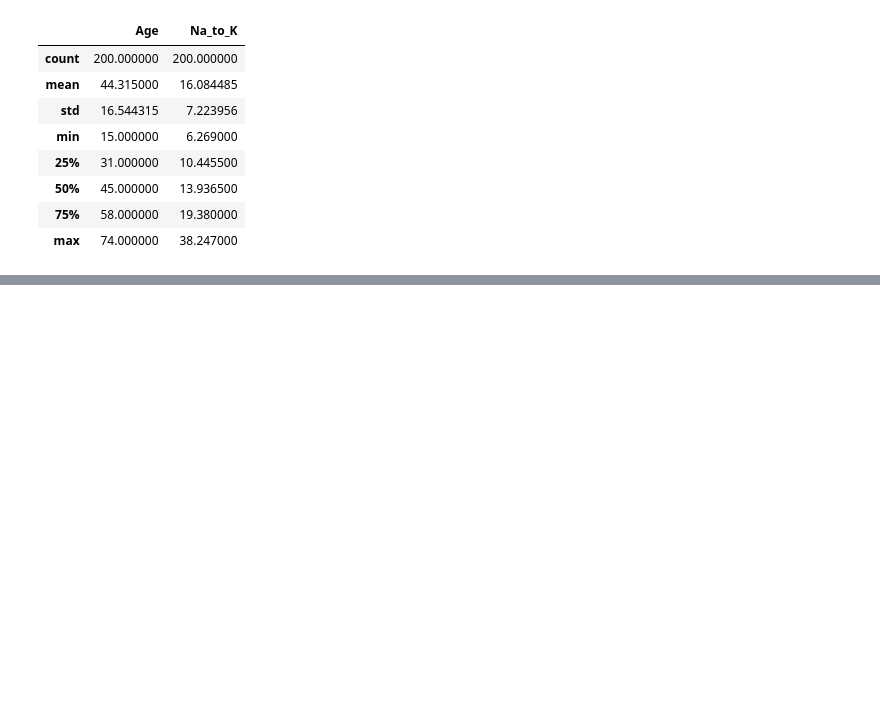
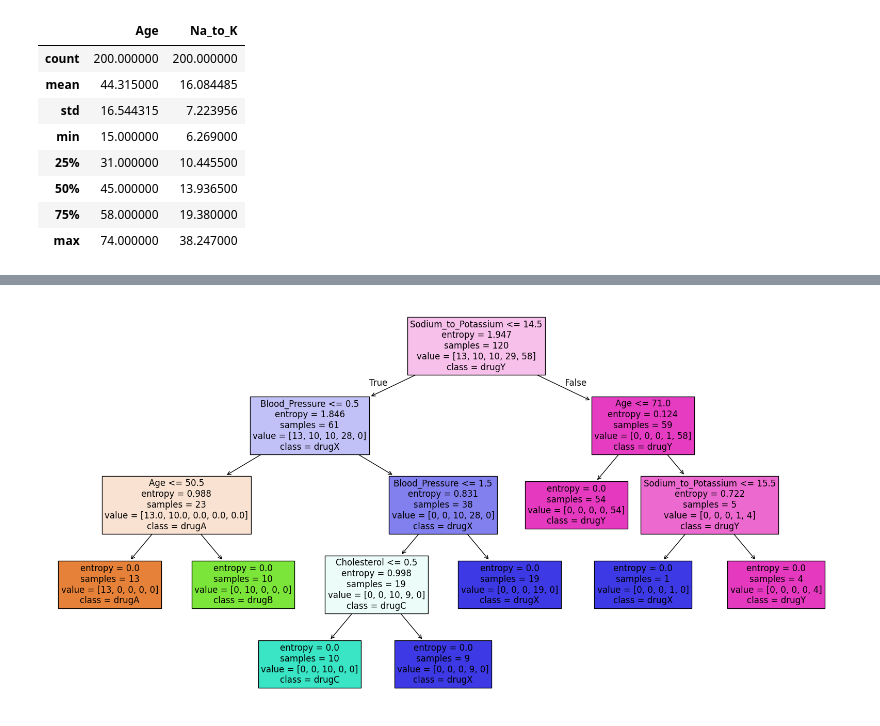
Before and after one commit to LuongGiaBao/TH_TUAN6, a Jupyter notebook: 20068451_LuongTranGiaBao.ipynb, the cells around one changed output, grey strips where cells are left out. Cells and saved outputs as stored; diff of their text form; code cells hidden in the pictures; blank space fills up the shorter version.

```diff
--- a/20068451_LuongTranGiaBao.ipynb
+++ b/20068451_LuongTranGiaBao.ipynb
@@ -143,0 +167,29 @@ IndentationError: expected an indented block (<ipython-input-9-699f0331d72c>, li
+# %%
+#14
+
+#OneHot Encoder
+
+onehot_encoder_sex = OneHotEncoder (sparse_output=False)
+
+one_hot_encoded = onehot_encoder_sex.fit_transform(X[['Sex']])
+
+one_hot_df = pd.DataFrame(one_hot_encoded, columns=onehot_encoder_sex.get_feature_names_out(['Sex']))
+X = pd.concat([X, one_hot_df], axis=1)
+
+X = X.drop('Sex', axis=1) # Drop the original categorical columns
+
+# Labelled encoder
+
+
+
+labelled_encoder_blood_pressure = LabelEncoder()
+
+labelled_encoder_cholesterol = LabelEncoder()
+
+X['Blood_Pressure'] = labelled_encoder_blood_pressure.fit_transform(X['Blood_Pressure'])
+
+X['Cholesterol'] = labelled_encoder_cholesterol.fit_transform(X['Cholesterol'])
+# %%
+#15
+X_train, X_test, y_train, y_test = train_test_split(X,y, test_size=0.4, random_state=42)
+X
@@ -143,0 +210,6 @@ IndentationError: expected an indented block (<ipython-input-9-699f0331d72c>, li
+# %%
+#16 17 18
+dtc = DecisionTreeClassifier(criterion='entropy', max_depth=6, max_leaf_nodes=10)
+dtc.fit(X_train, y_train)
+y_pred = dtc.predict(X_test)
+print(classification_report(y_test, y_pred))
@@ -143,0 +228,12 @@ IndentationError: expected an indented block (<ipython-input-9-699f0331d72c>, li
+# %%
+#19 Ve so do mo hinh phan cay phan lop. Sinh vien giai thich cac so lieu tren tung node va leaf]
+from sklearn.tree import plot_tree
+
+feature_cols = X_train.columns
+
+plt.figure(figsize=(20,10))
+
+plot_tree(dtc, class_names=dtc.classes_, feature_names=feature_cols, fontsize=12, filled=True)
+plt.show()
+# %% [output]
+[figure, added]
```
Also changed, not shown: parts of 10 cells of this notebook.
